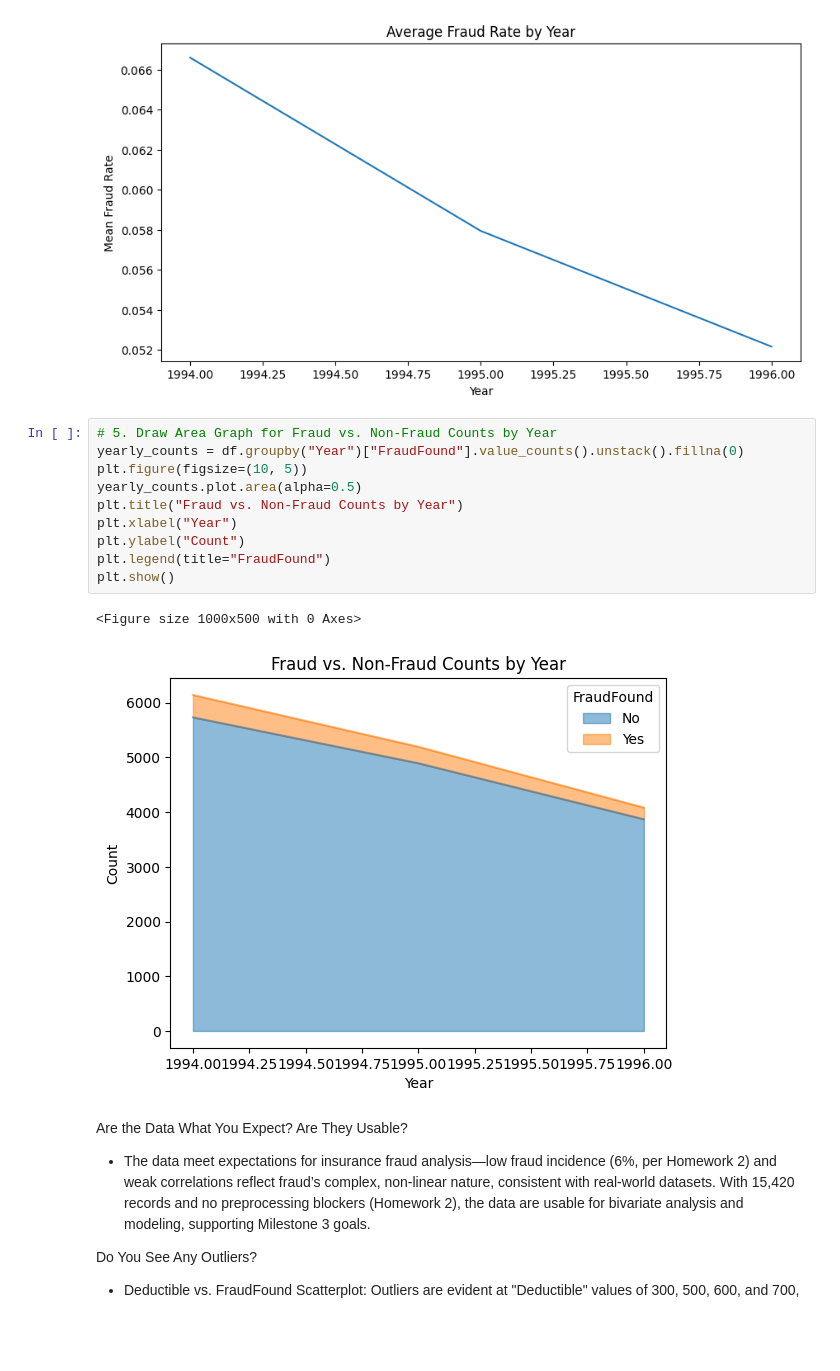
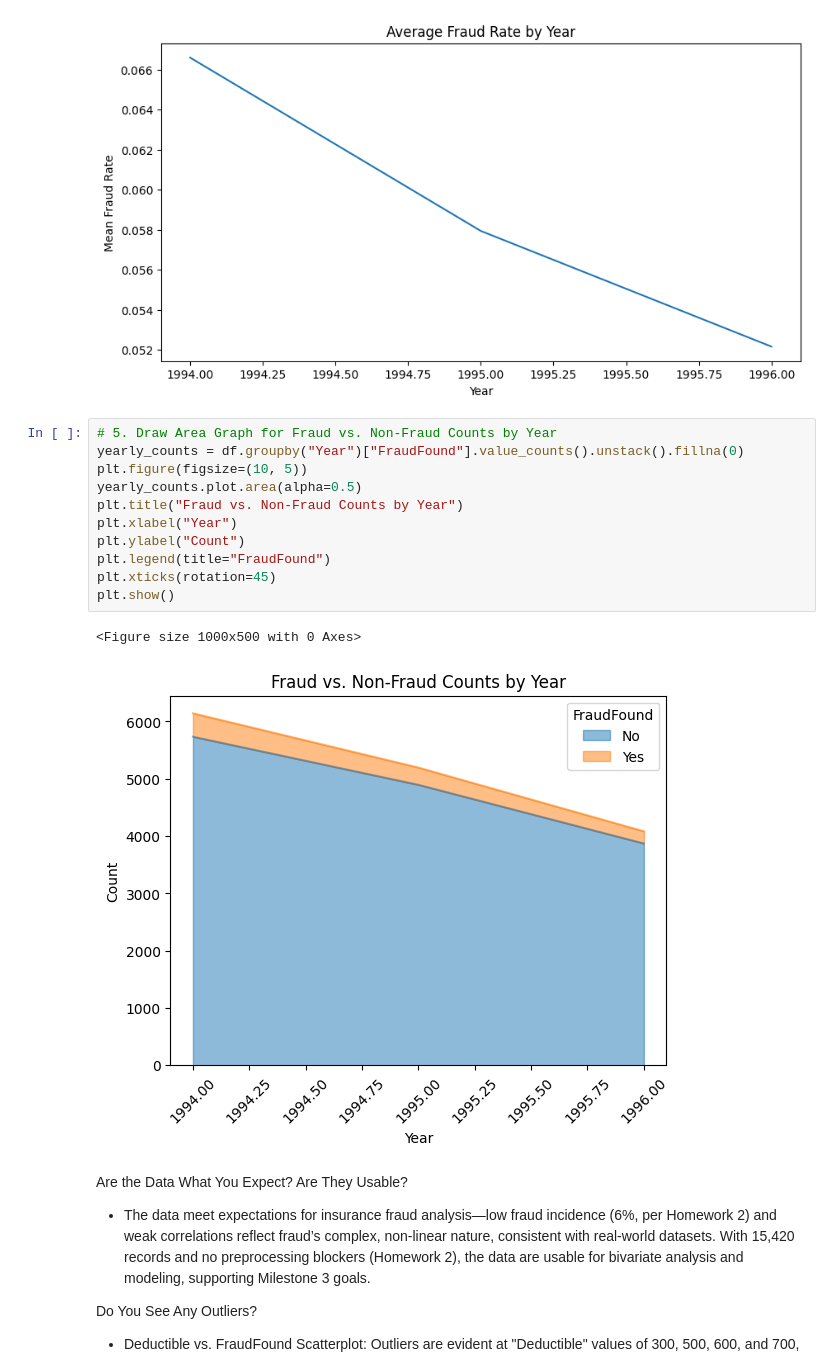
Before and after one commit to LionelCCC/2025-spring-B2, a Jupyter notebook: Week6.ipynb, the cells around one changed output. Saved outputs shown, nothing was run; the diff lists cells and outputs as text; blank space fills up the shorter version.

```diff
--- a/Week6.ipynb
+++ b/Week6.ipynb
@@ -169,16 +169,17 @@ plt.show()
 # %%
 # 5. Draw Area Graph for Fraud vs. Non-Fraud Counts by Year
 yearly_counts = df.groupby("Year")["FraudFound"].value_counts().unstack().fillna(0)
 plt.figure(figsize=(10, 5))
 yearly_counts.plot.area(alpha=0.5)
 plt.title("Fraud vs. Non-Fraud Counts by Year")
 plt.xlabel("Year")
 plt.ylabel("Count")
 plt.legend(title="FraudFound")
+plt.xticks(rotation=45)
 plt.show()
 # %% [output]
 <Figure size 1000x500 with 0 Axes>
-[figure, old version]
+[figure, new version]
 # %% [markdown]
 Are the Data What You Expect? Are They Usable?
 - The data meet expectations for insurance fraud analysis—low fraud incidence (6%, per Homework 2) and weak correlations reflect fraud’s complex, non-linear nature, consistent with real-world datasets. With 15,420 records and no preprocessing blockers (Homework 2), the data are usable for bivariate analysis and modeling, supporting Milestone 3 goals.
```
